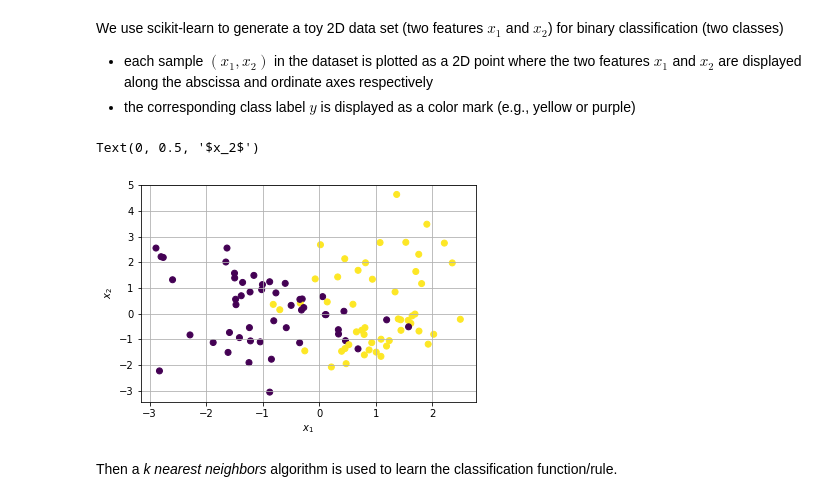
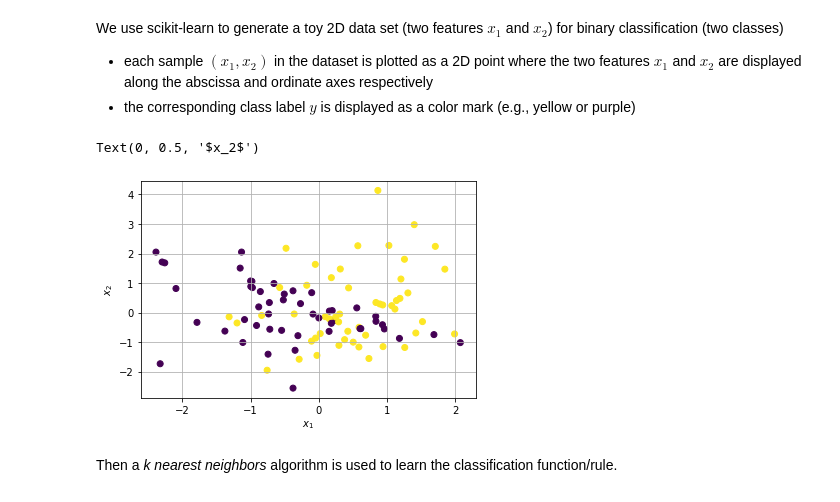
Before and after one commit to wtseve/conference_ia-chatelaf, a Jupyter notebook: notebooks/1b_knn/N1_blobs_knn.ipynb, the cells around one changed output. Cells and saved outputs as stored; diff of their text form; code cells hidden in the pictures.

```diff
--- a/notebooks/1b_knn/N1_blobs_knn.ipynb
+++ b/notebooks/1b_knn/N1_blobs_knn.ipynb
@@ -16,27 +16,28 @@ We use scikit-learn to generate a toy 2D data set (two features $x_1$ and $x_2$)
 # %%
 from sklearn.datasets import make_classification
 #X are the features (aka inputs, ...), y the labels (aka responses, targets, output...)
 X,y = make_classification(n_features=2, n_redundant=0, n_informative=2, n_samples=1000,
-                          random_state=random_state, n_clusters_per_class=2)
+                          random_state=random_state, n_clusters_per_class=2,
+                         class_sep=.5)
 
 from sklearn.model_selection import train_test_split
 # We split the initial set in two sets: one, namely the training set, use for training the model,
 # and one, namely the test set, use to compute the validation error
 # -> test_size x n_samples for the test set and n_samples x (1- test_size) for the training set
 # where test_size is given as a parameter
 X_train, X_test, y_train, y_test = train_test_split(X, y, test_size=0.9, random_state= random_state )
 y_train[y_train==0]=-1
 y_test[y_test==0]=-1
 
 # Display the training set
 plt.scatter(X_train[:,0], X_train[:,1],c=y_train)
 plt.grid(True)
 plt.xlabel('$x_1$')
 plt.ylabel('$x_2$')
 #plt.savefig("2d_binary_classif.pdf")
 # %% [output]
 Text(0, 0.5, '$x_2$')
-[figure, old version]
+[figure, new version]
 # %% [markdown]
 Then a _k nearest neighbors_ algorithm is used to learn the classification function/rule.
 # %%
```
Also changed, not shown: parts of 2 cells of this notebook, 3 other files.
